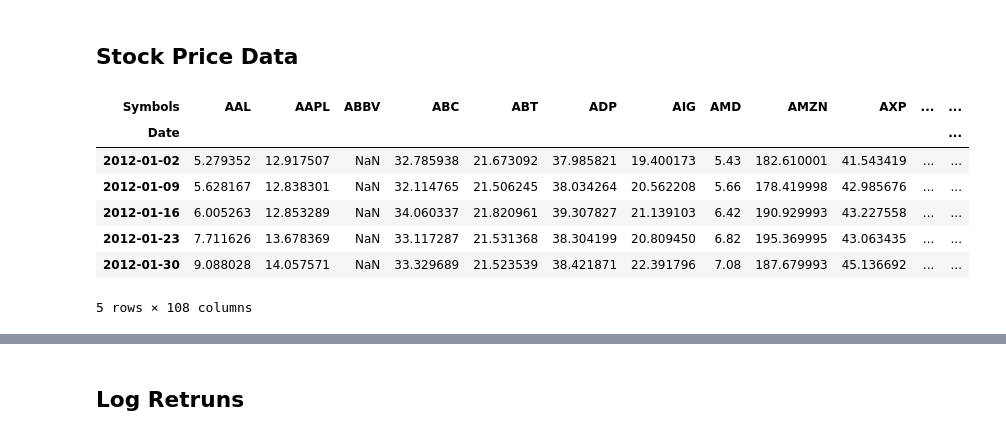
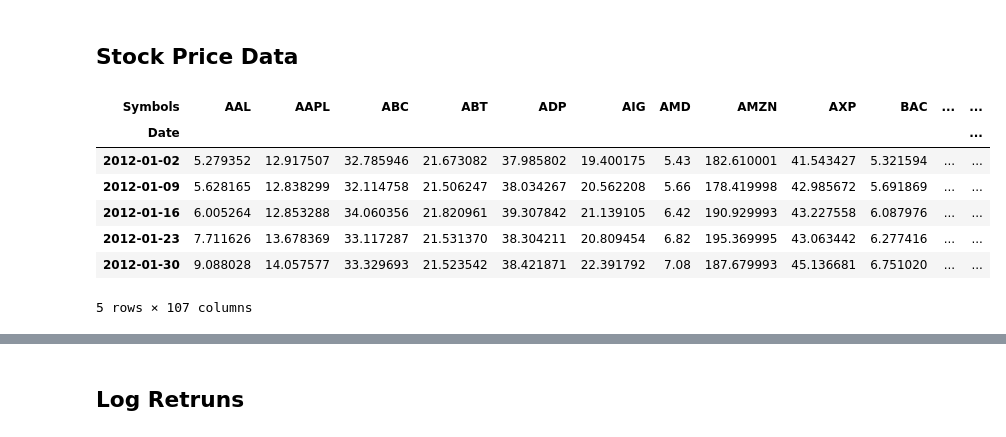
Before and after one commit to DaniloMendezR/master_thesis, a Jupyter notebook: Tables_creation.ipynb, the cells around one changed output, grey strips where cells are left out. Drawn from its saved outputs; the diff is of its cells as text; code cells hidden in the pictures.

```diff
--- a/Tables_creation.ipynb
+++ b/Tables_creation.ipynb
@@ -77,26 +77,26 @@ mid_tickers = mid_sent_tables['mid_RCV'].columns
 small_tickers = small_sent_tables['small_RCV'].columns
 # %%
 # Define the instruments to download. We would like to see Apple, Microsoft and the S&P500 index.
-big_tickers = big_sent_tables['big_RCV'].columns
+big_tickers = big_sent_tables['big_RCV'].columns.drop('ABBV') # ABBV returns weekly returns starting on Tuesday in  for some unknown reason
 
 # We would like all available data from 2012/01/02 until 2021/12/01.
 start_date = big_sent_tables['big_RCV'].index[0].strftime('%Y-%m-%d')
 end_date = big_sent_tables['big_RCV'].index[-1].strftime('%Y-%m-%d')
 
 # User pandas_reader to load the desired data in a weekly format. As simple as that.
 big_panel_data = pandas_datareader.yahoo.daily.YahooDailyReader(big_tickers, interval='w', start=start_date, end=end_date).read()['Adj Close']
 big_panel_data = pd.DataFrame(big_panel_data)
 big_panel_data.to_csv(os.path.join(PATH,'Tables','big_prices.csv')) #Store in csv format in the 'Tables' folder
 big_panel_data.head()
 # %% [output]
-| Symbols | AAL | AAPL | ABBV | ABC | ABT | ADP | AIG | AMD | AMZN | AXP | ... | ... |
+| Symbols | AAL | AAPL | ABC | ABT | ADP | AIG | AMD | AMZN | AXP | BAC | ... | ... |
 | Date |  |  |  |  |  |  |  |  |  |  |  | ... |
-| 2012-01-02 | 5.279352 | 12.917507 | NaN | 32.785938 | 21.673092 | 37.985821 | 19.400173 | 5.43 | 182.610001 | 41.543419 | ... | ... |
-| 2012-01-09 | 5.628167 | 12.838301 | NaN | 32.114765 | 21.506245 | 38.034264 | 20.562208 | 5.66 | 178.419998 | 42.985676 | ... | ... |
-| 2012-01-16 | 6.005263 | 12.853289 | NaN | 34.060337 | 21.820961 | 39.307827 | 21.139103 | 6.42 | 190.929993 | 43.227558 | ... | ... |
-| 2012-01-23 | 7.711626 | 13.678369 | NaN | 33.117287 | 21.531368 | 38.304199 | 20.809450 | 6.82 | 195.369995 | 43.063435 | ... | ... |
-| 2012-01-30 | 9.088028 | 14.057571 | NaN | 33.329689 | 21.523539 | 38.421871 | 22.391796 | 7.08 | 187.679993 | 45.136692 | ... | ... |
+| 2012-01-02 | 5.279352 | 12.917507 | 32.785946 | 21.673082 | 37.985802 | 19.400175 | 5.43 | 182.610001 | 41.543427 | 5.321594 | ... | ... |
+| 2012-01-09 | 5.628165 | 12.838299 | 32.114758 | 21.506247 | 38.034267 | 20.562208 | 5.66 | 178.419998 | 42.985672 | 5.691869 | ... | ... |
+| 2012-01-16 | 6.005264 | 12.853288 | 34.060356 | 21.820961 | 39.307842 | 21.139105 | 6.42 | 190.929993 | 43.227558 | 6.087976 | ... | ... |
+| 2012-01-23 | 7.711626 | 13.678369 | 33.117287 | 21.531370 | 38.304211 | 20.809454 | 6.82 | 195.369995 | 43.063442 | 6.277416 | ... | ... |
+| 2012-01-30 | 9.088028 | 14.057577 | 33.329693 | 21.523542 | 38.421871 | 22.391792 | 7.08 | 187.679993 | 45.136681 | 6.751020 | ... | ... |
-5 rows × 108 columns
+5 rows × 107 columns
 # %%
 #Same procedure for mid and small
 #Mid-caps
```
Also changed, not shown: parts of 4 cells of this notebook, 5 other files.
